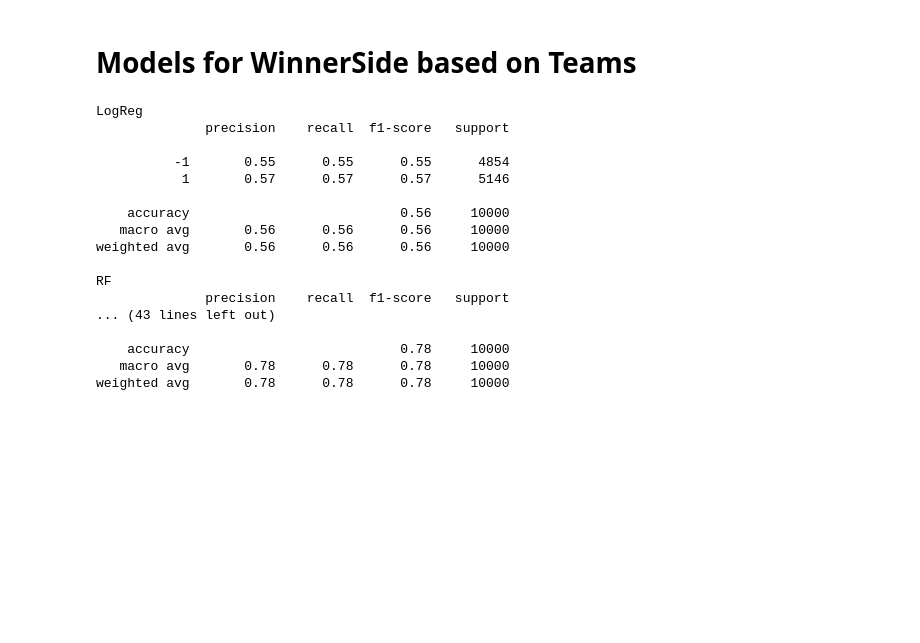
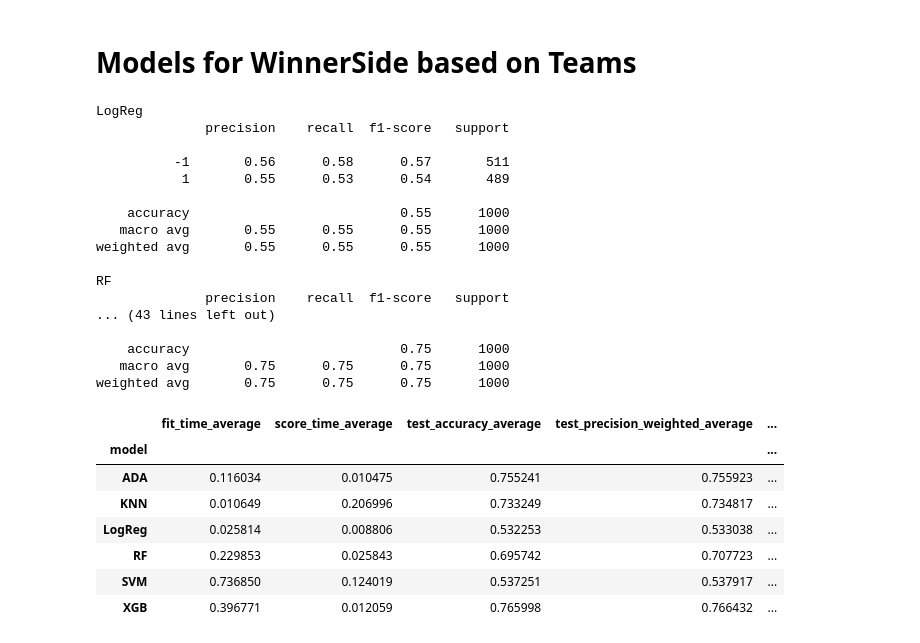
Before and after one commit to gandhimonil9823/CS_GO_Analysis, a Jupyter notebook: Algorithm_Analysis.ipynb, the cells around one changed output. Saved outputs shown, nothing was run; the diff lists cells and outputs as text; code cells hidden in the pictures; blank space fills up the shorter version.

```diff
--- a/Algorithm_Analysis.ipynb
+++ b/Algorithm_Analysis.ipynb
@@ -354,9 +375,9 @@ weighted avg       0.48      0.49      0.47      2693
 # %% [markdown]
 # Models for WinnerSide based on Teams
 # %%
-X = df_winner_team_rounds_agg.drop('winner_class', axis = 1)[:50000]
+X = df_winner_team_rounds_agg.drop('winner_class', axis = 1)[:5000]
 
-y = df_winner_team_rounds_agg['winner_class'][:50000]
+y = df_winner_team_rounds_agg['winner_class'][:5000]
 
 # using train_test_split for splitting the data into four different sets with 20% for the test data set
 X_train, X_test, Y_train, Y_test = train_test_split(X, y, test_size=0.20, random_state=1)
@@ -368,7 +389,7 @@ X_train = standard_scalar.fit_transform(X_train)
 
 X_test = standard_scalar.fit_transform(X_test)
 
-models = [
+models_eval = [
             ('LogReg', LogisticRegression()),
             ('RF', RandomForestClassifier(max_depth=2, random_state=0)),
             ('KNN', KNeighborsClassifier(n_neighbors=8)),
@@ -384,49 +405,58 @@ models = [
                                                                              presort='deprecated',
                                                                              random_state=None,
                                                                              splitter='best'),
-                                                                              learning_rate=0.5, n_estimators=10))]
+                                                                            learning_rate=0.5, n_estimators=10))]
 # %%
-def run_models(X_train, X_test, Y_train, Y_test, models):
-  scoring = ['accuracy', 'precision_weighted', 'recall_weighted', 'f1_weighted', 'roc_auc']
-  dfs = []
+def run_models_winnerside_team(X_train, X_test, Y_train, Y_test, models_eval):
+  scoring_metrics = ['accuracy', 'precision_weighted', 'recall_weighted', 'f1_weighted', 'roc_auc']
+  df_to_output = []
   results = []
   names = []
-  for name, model in models:
-    kfold = model_selection.KFold(n_splits=6, shuffle=True, random_state=90210)
-    cv_results = model_selection.cross_validate(model, X_train, Y_train, cv=kfold, scoring=scoring)
-    clf = model.fit(X_train, Y_train)
-    y_pred = clf.predict(X_test)
+  for name, model in models_eval:
+    kfold_validation = model_selection.KFold(n_splits=6, shuffle=True)
+    cv_result_kfold = model_selection.cross_validate(model, X_train, Y_train, cv=kfold_validation, scoring=scoring_metrics)
+    model_fit = model.fit(X_train, Y_train)
+    y_pred = model_fit.predict(X_test)
     print(name)
     print(classification_report(Y_test, y_pred))
-    results.append(cv_results)
-    this_df = pd.DataFrame(cv_results)
-    this_df['model'] = name
-    dfs.append(this_df)
-  final = pd.concat(dfs, ignore_index=True)
+    results.append(cv_result_kfold)
+    df_to_append = pd.DataFrame(cv_result_kfold)
+    df_to_append['model'] = name
+    df_to_output.append(df_to_append)
+  final = pd.concat(df_to_output, ignore_index=True)
   return final
 # %%
-df_kfold_results = run_models(X_train, X_test, Y_train, Y_test, models)
+df_kfold_results = run_models_winnerside_team(X_train, X_test, Y_train, Y_test, models_eval)
 
 df_kfold_results_average_values = df_kfold_results.groupby('model').mean()
 
 df_kfold_results_average_values.columns = [str(col) + '_average' for col in df_kfold_results_average_values.columns]
 
-df_kfold_results_average_values.to_csv("winnerSide_teams.csv")
+df_kfold_results_average_values
+# df_kfold_results_average_values.to_csv("winnerSide_teams.csv")
 # %% [output]
 LogReg
               precision    recall  f1-score   support
 
-          -1       0.55      0.55      0.55      4854
-           1       0.57      0.57      0.57      5146
+          -1       0.56      0.58      0.57       511
+           1       0.55      0.53      0.54       489
 
-    accuracy                           0.56     10000
-   macro avg       0.56      0.56      0.56     10000
-weighted avg       0.56      0.56      0.56     10000
+    accuracy                           0.55      1000
+   macro avg       0.55      0.55      0.55      1000
+weighted avg       0.55      0.55      0.55      1000
 
 RF
               precision    recall  f1-score   support
 ... (43 lines left out)
 
-    accuracy                           0.78     10000
-   macro avg       0.78      0.78      0.78     10000
-weighted avg       0.78      0.78      0.78     10000
+    accuracy                           0.75      1000
+   macro avg       0.75      0.75      0.75      1000
+weighted avg       0.75      0.75      0.75      1000
+|  | fit_time_average | score_time_average | test_accuracy_average | test_precision_weighted_average | ... |
+| model |  |  |  |  | ... |
+| ADA | 0.116034 | 0.010475 | 0.755241 | 0.755923 | ... |
+| KNN | 0.010649 | 0.206996 | 0.733249 | 0.734817 | ... |
+| LogReg | 0.025814 | 0.008806 | 0.532253 | 0.533038 | ... |
+| RF | 0.229853 | 0.025843 | 0.695742 | 0.707723 | ... |
+| SVM | 0.736850 | 0.124019 | 0.537251 | 0.537917 | ... |
+| XGB | 0.396771 | 0.012059 | 0.765998 | 0.766432 | ... |
```
Also changed, not shown: parts of 9 cells of this notebook.
